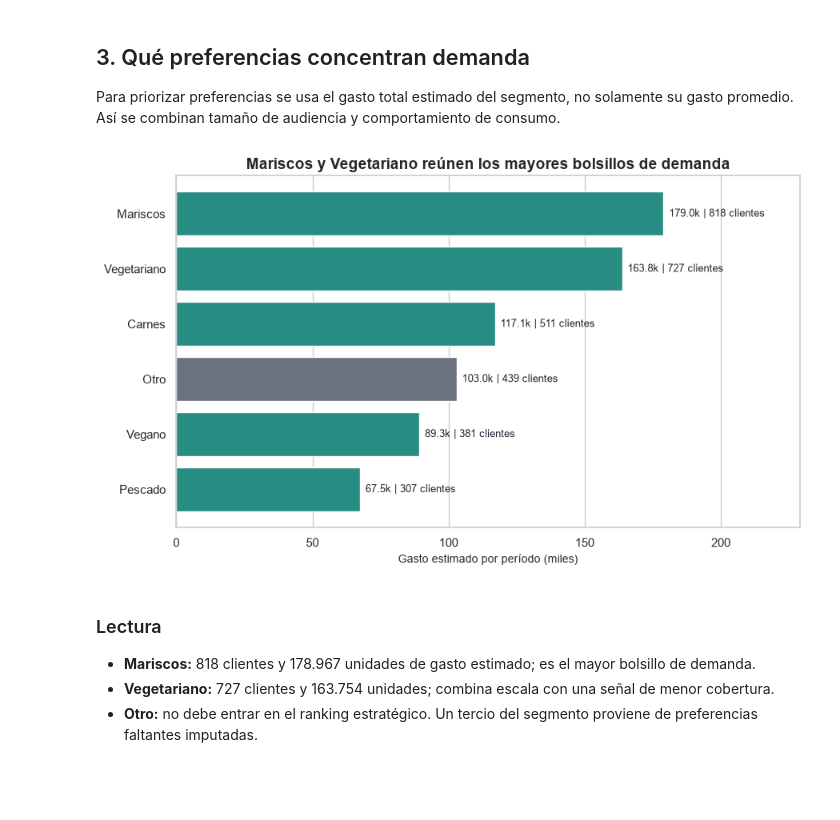
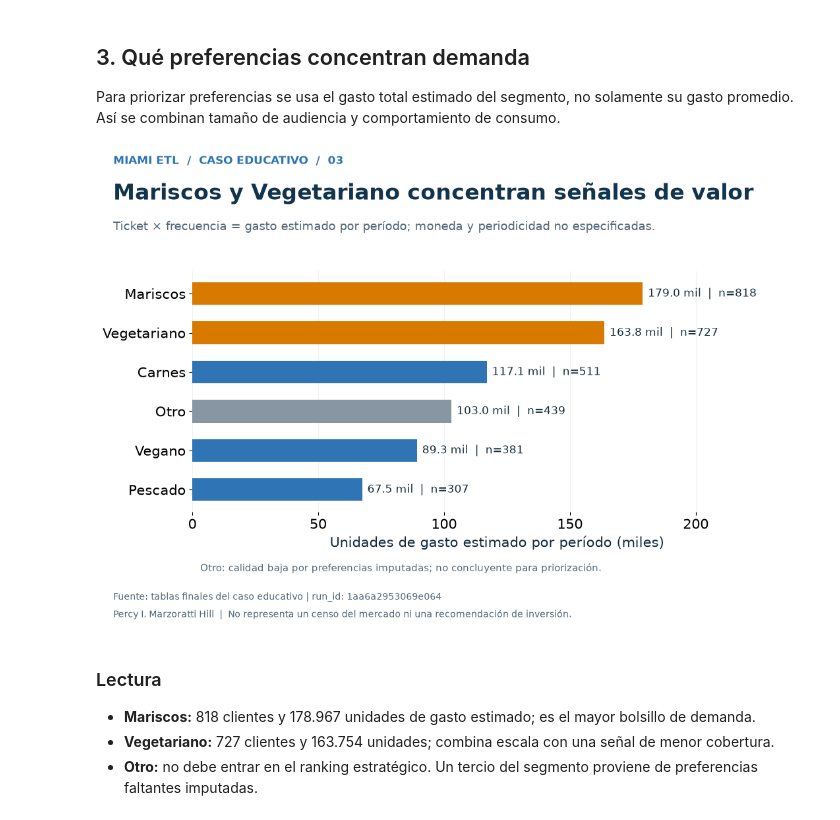
Before and after one commit to HeKoXCode/miami-restaurant-opportunity-etl, a Jupyter notebook: notebooks/01_miami_business_case.ipynb, the cells around one changed output. Cells and saved outputs as stored; diff of their text form; code cells hidden in the pictures; blank space fills up the shorter version.

```diff
--- a/notebooks/01_miami_business_case.ipynb
+++ b/notebooks/01_miami_business_case.ipynb
@@ -164,40 +113,11 @@ El estrato *Muy Alto* concentra 56,5% del gasto con 25,1% de los clientes. Esto
 
 Para priorizar preferencias se usa el gasto total estimado del segmento, no solamente su gasto promedio. Así se combinan tamaño de audiencia y comportamiento de consumo.
 # %%
-preference_value = build_preference_value_view(opportunity)
-bar_colors = [
-    COLORS["gray"] if quality_level == "Baja" else COLORS["teal"]
-    for quality_level in preference_value["preference_data_quality"]
-]
-
-fig, ax = plt.subplots(figsize=(9, 5.4))
-bars = ax.barh(
-    preference_value["customer_preference"],
-    preference_value["estimated_period_spend"] / 1000,
-    color=bar_colors,
-)
-ax.set_title("Mariscos y Vegetariano reúnen los mayores bolsillos de demanda")
-ax.set_xlabel("Gasto estimado por período (miles)")
-ax.set_ylabel("")
-ax.grid(axis="y", visible=False)
-
-for bar, (_, row) in zip(bars, preference_value.iterrows()):
-    label = f'{row["estimated_period_spend"] / 1000:.1f}k | {int(row["customer_count"]):,} clientes'
-    ax.text(
-        bar.get_width() + 2,
-        bar.get_y() + bar.get_height() / 2,
-        label,
-        va="center",
-        color=COLORS["ink"],
-        fontsize=9,
-    )
-
-ax.set_xlim(0, preference_value["estimated_period_spend"].max() / 1000 * 1.28)
-plt.tight_layout()
-plt.savefig(ASSETS_DIR / "03_preference_value.png", dpi=170, bbox_inches="tight")
-plt.show()
+fig = hq_figures[2]
+display(fig)
+plt.close(fig)
 # %% [output]
-[figure, old version]
+[figure, new version]
 # %% [markdown]
 ### Lectura
 
```
Also changed, not shown: parts of 6 cells of this notebook, 21 other files.
